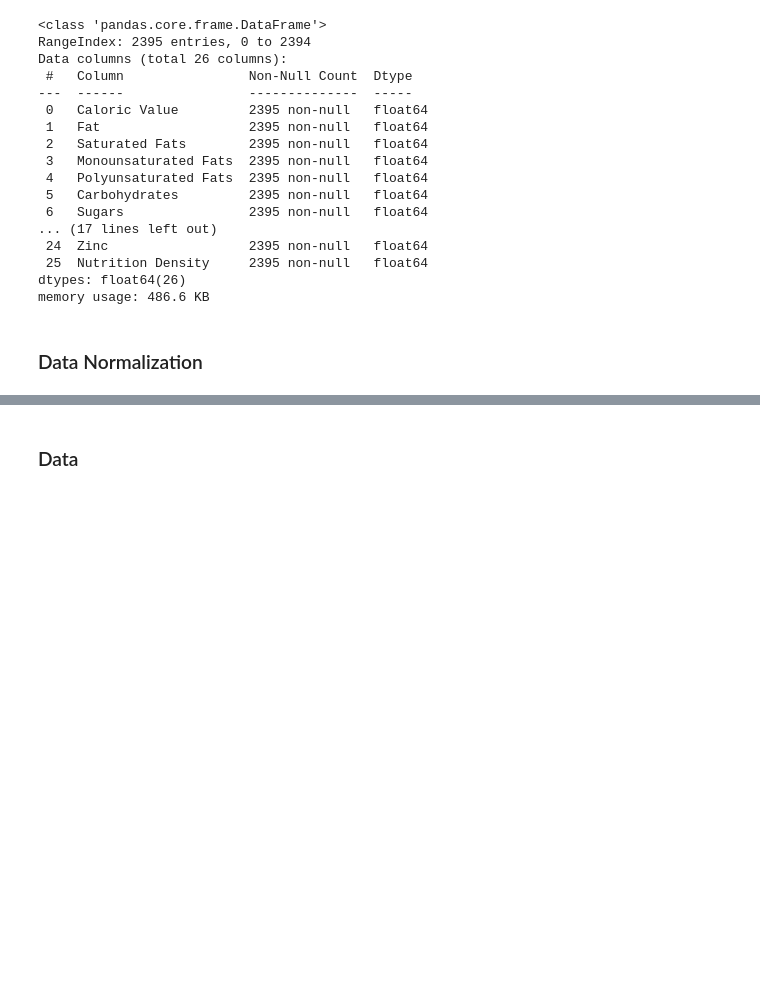
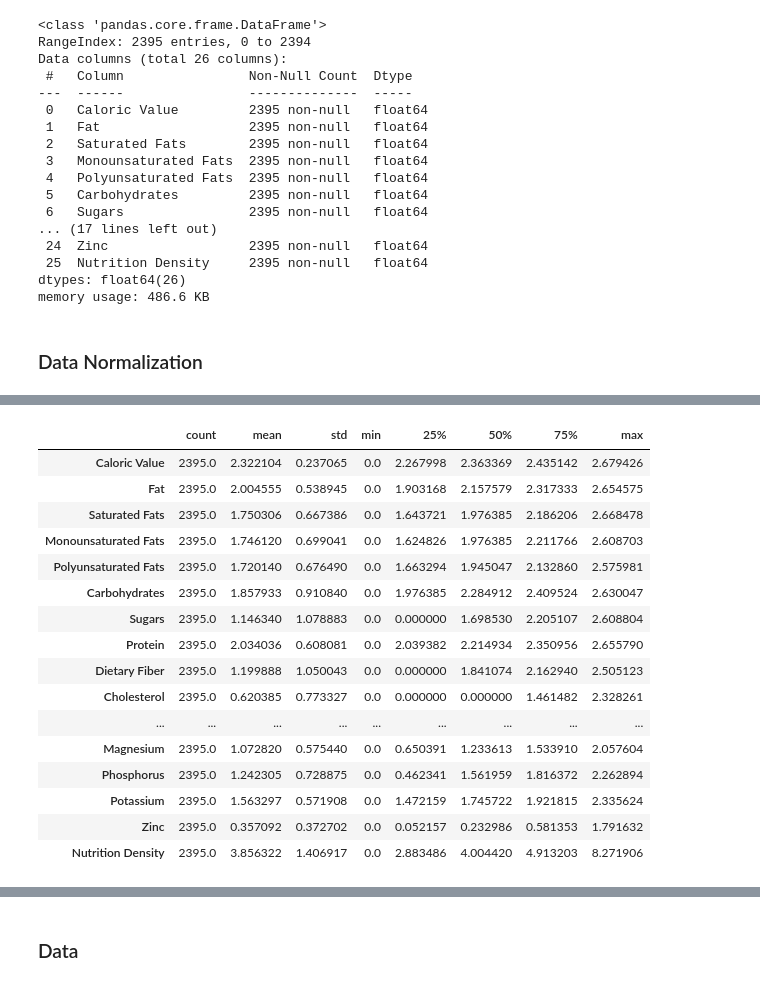
Before and after one commit to Sulbae/OlahGizi-Project, a Jupyter notebook: Nutrition Prediction Model/notebook.ipynb, the cells around one changed output, grey strips where cells are left out. Drawn from its saved outputs; the diff is of its cells as text; code cells hidden in the pictures; blank space fills up the shorter version.

```diff
--- a/Nutrition Prediction Model/notebook.ipynb
+++ b/Nutrition Prediction Model/notebook.ipynb
@@ -679,0 +697,20 @@ memory usage: 486.6 KB
+# %%
+selected_features.describe().T
+# %% [output]
+|  | count | mean | std | min | 25% | 50% | 75% | max |
+| Caloric Value | 2395.0 | 2.322104 | 0.237065 | 0.0 | 2.267998 | 2.363369 | 2.435142 | 2.679426 |
+| Fat | 2395.0 | 2.004555 | 0.538945 | 0.0 | 1.903168 | 2.157579 | 2.317333 | 2.654575 |
+| Saturated Fats | 2395.0 | 1.750306 | 0.667386 | 0.0 | 1.643721 | 1.976385 | 2.186206 | 2.668478 |
+| Monounsaturated Fats | 2395.0 | 1.746120 | 0.699041 | 0.0 | 1.624826 | 1.976385 | 2.211766 | 2.608703 |
+| Polyunsaturated Fats | 2395.0 | 1.720140 | 0.676490 | 0.0 | 1.663294 | 1.945047 | 2.132860 | 2.575981 |
+| Carbohydrates | 2395.0 | 1.857933 | 0.910840 | 0.0 | 1.976385 | 2.284912 | 2.409524 | 2.630047 |
+| Sugars | 2395.0 | 1.146340 | 1.078883 | 0.0 | 0.000000 | 1.698530 | 2.205107 | 2.608804 |
+| Protein | 2395.0 | 2.034036 | 0.608081 | 0.0 | 2.039382 | 2.214934 | 2.350956 | 2.655790 |
+| Dietary Fiber | 2395.0 | 1.199888 | 1.050043 | 0.0 | 0.000000 | 1.841074 | 2.162940 | 2.505123 |
+| Cholesterol | 2395.0 | 0.620385 | 0.773327 | 0.0 | 0.000000 | 0.000000 | 1.461482 | 2.328261 |
+| ... | ... | ... | ... | ... | ... | ... | ... | ... |
+| Magnesium | 2395.0 | 1.072820 | 0.575440 | 0.0 | 0.650391 | 1.233613 | 1.533910 | 2.057604 |
+| Phosphorus | 2395.0 | 1.242305 | 0.728875 | 0.0 | 0.462341 | 1.561959 | 1.816372 | 2.262894 |
+| Potassium | 2395.0 | 1.563297 | 0.571908 | 0.0 | 1.472159 | 1.745722 | 1.921815 | 2.335624 |
+| Zinc | 2395.0 | 0.357092 | 0.372702 | 0.0 | 0.052157 | 0.232986 | 0.581353 | 1.791632 |
+| Nutrition Density | 2395.0 | 3.856322 | 1.406917 | 0.0 | 2.883486 | 4.004420 | 4.913203 | 8.271906 |
```
Also changed, not shown: parts of 9 cells of this notebook, 2 other files.
